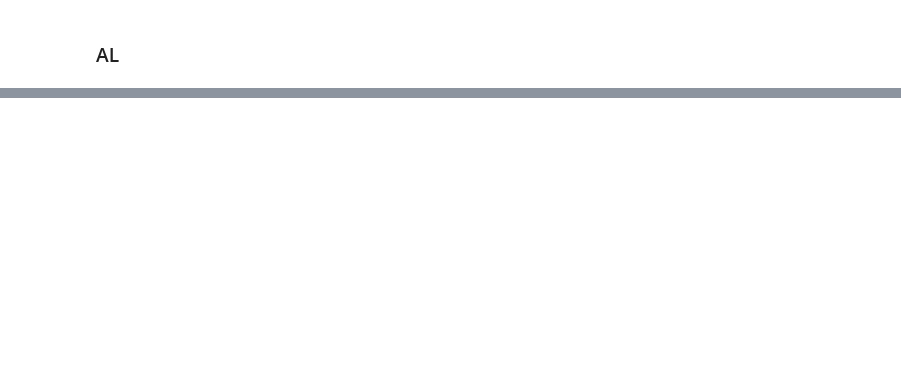
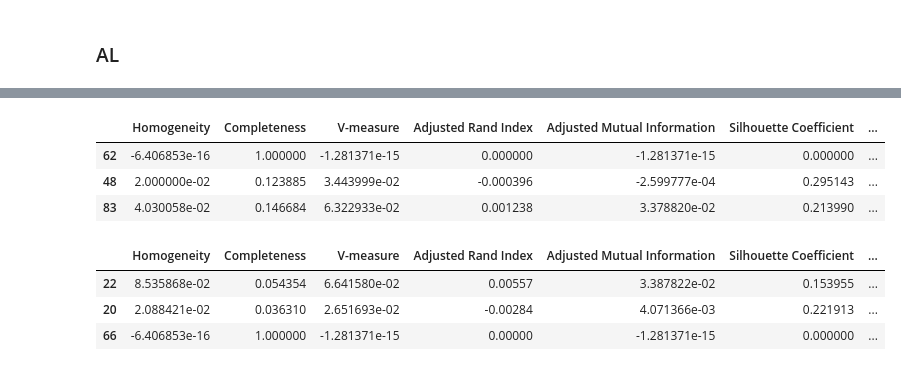
Before and after one commit to vench/study, a Jupyter notebook: TestAlgorithm.ipynb, the cells around one changed output, grey strips where cells are left out. Saved outputs shown, nothing was run; the diff lists cells and outputs as text; code cells hidden in the pictures; blank space fills up the shorter version.

```diff
--- a/TestAlgorithm.ipynb
+++ b/TestAlgorithm.ipynb
@@ -319,0 +356,15 @@ df2.head(len(results))
+# %%
+result1,result2 = [],[]
+
+
+for n in range(100):
+    #bx,by =  datasets.make_blobs(n_samples=100,  n_features=3, cluster_std=1 + np.random.rand())
+    bx,by =  datasets.make_moons(n_samples=100, noise=np.random.rand())
+
+    m5 = HierarchicalClustering(alpha=7,n_clusters=3)
+    r = test_cluster(bx, by, m5)
+    result1.append(r)
+
+    m3 = DBSCAN(min_samples = 2) #DBSCAN(eps=0.103, min_samples = 2)
+    r = test_cluster(bx, by, m3)
+    result2.append(r)
@@ -319,0 +389,25 @@ df2.head(len(results))
+# %%
+df2_1 = pd.DataFrame(result1, columns=[
+    'Homogeneity',
+    'Completeness',
+    'V-measure',
+    'Adjusted Rand Index', 'Adjusted Mutual Information', 'Silhouette Coefficient', 'len'])
+df2_2 = pd.DataFrame(result2, columns=[
+    'Homogeneity',
+    'Completeness',
+    'V-measure',
+    'Adjusted Rand Index', 'Adjusted Mutual Information', 'Silhouette Coefficient', 'len'])
+# %%
+df2_1.sample(3)
+# %% [output]
+|  | Homogeneity | Completeness | V-measure | Adjusted Rand Index | Adjusted Mutual Information | Silhouette Coefficient | ... |
+| 62 | -6.406853e-16 | 1.000000 | -1.281371e-15 | 0.000000 | -1.281371e-15 | 0.000000 | ... |
+| 48 | 2.000000e-02 | 0.123885 | 3.443999e-02 | -0.000396 | -2.599777e-04 | 0.295143 | ... |
+| 83 | 4.030058e-02 | 0.146684 | 6.322933e-02 | 0.001238 | 3.378820e-02 | 0.213990 | ... |
+# %%
+df2_2.sample(3)
+# %% [output]
+|  | Homogeneity | Completeness | V-measure | Adjusted Rand Index | Adjusted Mutual Information | Silhouette Coefficient | ... |
+| 22 | 8.535868e-02 | 0.054354 | 6.641580e-02 | 0.00557 | 3.387822e-02 | 0.153955 | ... |
+| 20 | 2.088421e-02 | 0.036310 | 2.651693e-02 | -0.00284 | 4.071366e-03 | 0.221913 | ... |
+| 66 | -6.406853e-16 | 1.000000 | -1.281371e-15 | 0.00000 | -1.281371e-15 | 0.000000 | ... |
```
Also changed, not shown: parts of 18 cells of this notebook, 1 other file.
